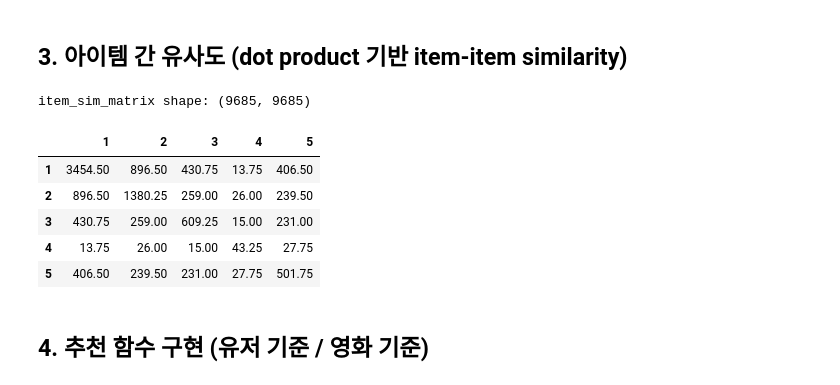
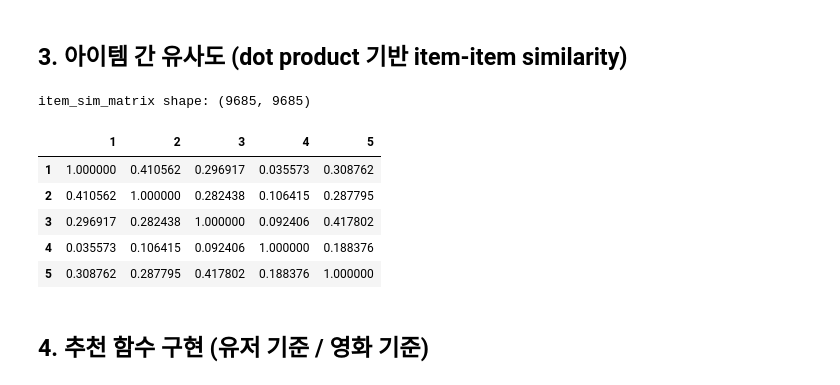
Before and after one commit to wikriwiki/Bigdata_Programing25, a Jupyter notebook: baseline_model_original.ipynb, the cells around one changed output. Cells and saved outputs as stored; diff of their text form; code cells hidden in the pictures.

```diff
--- a/baseline_model_original.ipynb
+++ b/baseline_model_original.ipynb
@@ -119,27 +120,31 @@ item_user_matrix shape: (9685, 610)
 # %% [markdown]
 ## 3. 아이템 간 유사도 (dot product 기반 item-item similarity)
 # %%
-# item-item 유사도 행렬 (dot product)
-#  - sim[i, j] = 영화 i 벡터와 영화 j 벡터의 내적
-item_sim_matrix = np.dot(item_matrix, item_matrix.T)
+# item_matrix : shape = (num_items, num_users)
+# item_ids    : 영화 ID가 들어있는 numpy array
 
-# 확인용 DataFrame (index/columns = movie_id)
+# 1) 코사인 유사도 행렬 계산
+item_sim_matrix = cosine_similarity(item_matrix)
+#  - 각 행(row)은 하나의 영화 벡터
+#  - 결과는 (num_items, num_items) 코사인 유사도 행렬
+
+# 2) DataFrame으로 감싸서 보기 좋게
 item_sim_df = pd.DataFrame(
-    item_sim_matrix,
+    data=item_sim_matrix,
     index=item_ids,
     columns=item_ids,
 )
 
 print("item_sim_matrix shape:", item_sim_matrix.shape)
 item_sim_df.iloc[:5, :5]
 # %% [output]
 item_sim_matrix shape: (9685, 9685)
 |  | 1 | 2 | 3 | 4 | 5 |
-| 1 | 3454.50 | 896.50 | 430.75 | 13.75 | 406.50 |
-| 2 | 896.50 | 1380.25 | 259.00 | 26.00 | 239.50 |
-| 3 | 430.75 | 259.00 | 609.25 | 15.00 | 231.00 |
-| 4 | 13.75 | 26.00 | 15.00 | 43.25 | 27.75 |
-| 5 | 406.50 | 239.50 | 231.00 | 27.75 | 501.75 |
+| 1 | 1.000000 | 0.410562 | 0.296917 | 0.035573 | 0.308762 |
+| 2 | 0.410562 | 1.000000 | 0.282438 | 0.106415 | 0.287795 |
+| 3 | 0.296917 | 0.282438 | 1.000000 | 0.092406 | 0.417802 |
+| 4 | 0.035573 | 0.106415 | 0.092406 | 1.000000 | 0.188376 |
+| 5 | 0.308762 | 0.287795 | 0.417802 | 0.188376 | 1.000000 |
 # %% [markdown]
 ## 4. 추천 함수 구현 (유저 기준 / 영화 기준)
 # %% [markdown]
```
Also changed, not shown: parts of 5 cells of this notebook, 3 other files.
